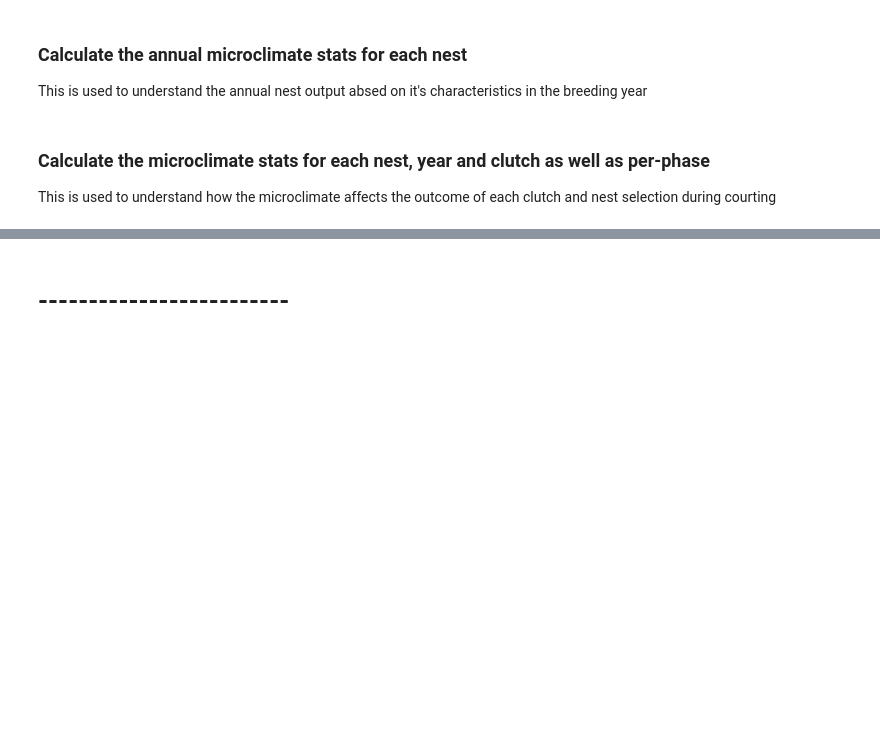
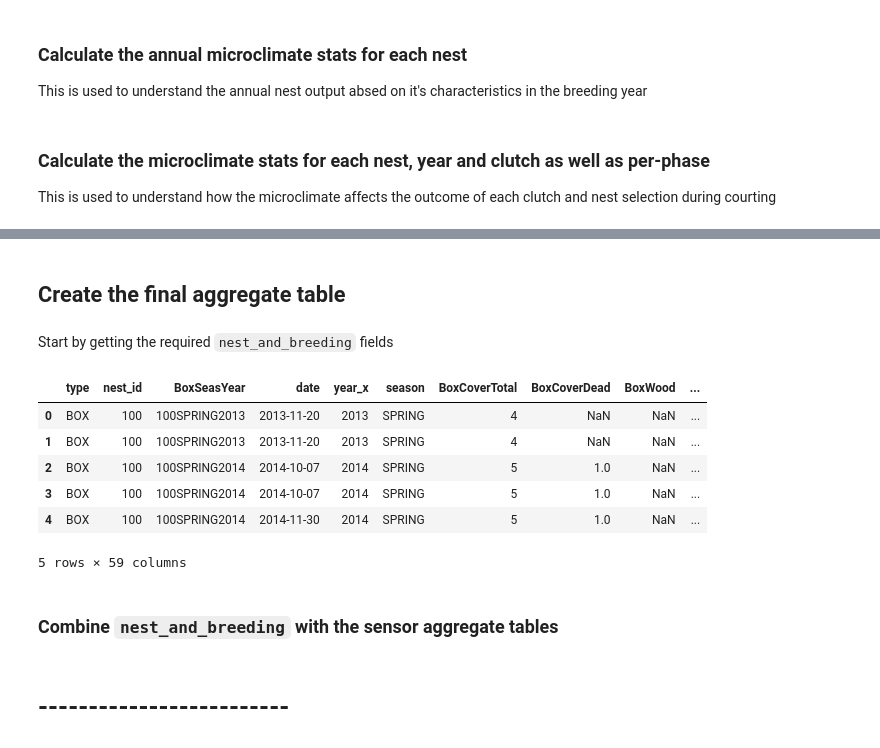
Before and after one commit to samdavey/penguins, a Jupyter notebook: 1_data_prep/Load_data.ipynb, the cells around one changed output, grey strips where cells are left out. Drawn from its saved outputs; the diff is of its cells as text; code cells hidden in the pictures; blank space fills up the shorter version.

```diff
--- a/1_data_prep/Load_data.ipynb
+++ b/1_data_prep/Load_data.ipynb
@@ -919,0 +952,14 @@ This is used to understand how the microclimate affects the outcome of each clut
+# %% [markdown]
+## Create the final aggregate table
+# %% [markdown]
+Start by getting the required `nest_and_breeding` fields
+# %%
+df_nest_and_breeding.head(5)
+# %% [output]
+|  | type | nest_id | BoxSeasYear | date | year_x | season | BoxCoverTotal | BoxCoverDead | BoxWood | ... |
+| 0 | BOX | 100 | 100SPRING2013 | 2013-11-20 | 2013 | SPRING | 4 | NaN | NaN | ... |
+| 1 | BOX | 100 | 100SPRING2013 | 2013-11-20 | 2013 | SPRING | 4 | NaN | NaN | ... |
+| 2 | BOX | 100 | 100SPRING2014 | 2014-10-07 | 2014 | SPRING | 5 | 1.0 | NaN | ... |
+| 3 | BOX | 100 | 100SPRING2014 | 2014-10-07 | 2014 | SPRING | 5 | 1.0 | NaN | ... |
+| 4 | BOX | 100 | 100SPRING2014 | 2014-11-30 | 2014 | SPRING | 5 | 1.0 | NaN | ... |
+5 rows × 59 columns
@@ -919,0 +982,2 @@ This is used to understand how the microclimate affects the outcome of each clut
+# %% [markdown]
+### Combine `nest_and_breeding` with the sensor aggregate tables
```
Also changed, not shown: parts of 30 cells of this notebook, 1 other file.
